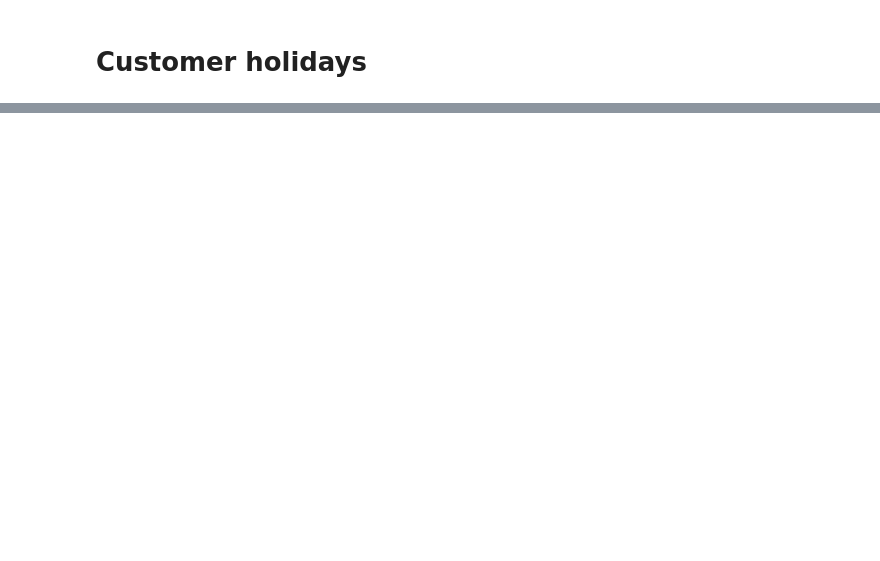
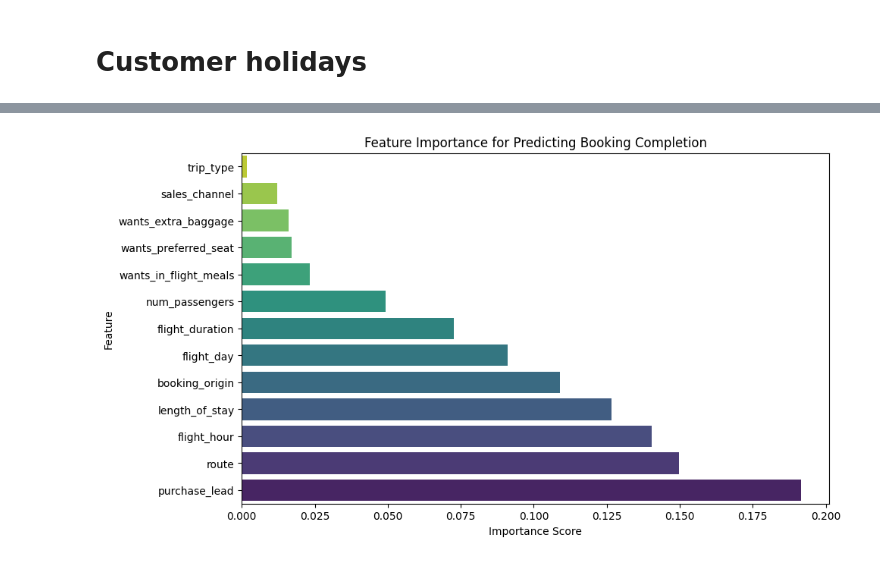
Before and after one commit to Kayalks/Flying-High-or-Falling-Short-, a Jupyter notebook: Flying_High_or_Falling_Short?.ipynb, the cells around one changed output, grey strips where cells are left out. Drawn from its saved outputs; the diff is of its cells as text; code cells hidden in the pictures; blank space fills up the shorter version.

```diff
--- a/Flying_High_or_Falling_Short?.ipynb
+++ b/Flying_High_or_Falling_Short?.ipynb
@@ -635,0 +692,14 @@ plt.show()
+# %%
+# ✅ Step 1: Identify Categorical and Numerical Columns
+numerical_cols = df.select_dtypes(include=[np.number]).columns
+categorical_cols = df.select_dtypes(exclude=[np.number]).columns
+
+# ✅ Step 2: Encoding Categorical Variables (Using Label Encoding)
+label_encoders = {}
+for col in categorical_cols:
+    le = LabelEncoder()
+    df[col] = le.fit_transform(df[col])
+    label_encoders[col] = le  # Store the encoder for future reference
+
+# ✅ Step 4: Save the cleaned dataset
+df.to_csv("cleaned_customer_booking.csv", index=False)
@@ -635,0 +776,64 @@ plt.show()
+# %%
+
+from sklearn.model_selection import train_test_split
+from sklearn.ensemble import RandomForestClassifier
+from sklearn.metrics import accuracy_score, classification_report, roc_auc_score, confusion_matrix, roc_curve, auc
+import seaborn as sns
+from imblearn.over_sampling import SMOTE
+
+#  Define Features and Target
+target = "booking_complete"
+X = df.drop(columns=[target])  # Features
+y = df[target]  # Target variable
+
+# Split Data into Train & Test Sets
+X_train, X_test, y_train, y_test = train_test_split(X, y, test_size=0.3, random_state=42, stratify=y)
+
+
+# ✅ 4. Train a Random Forest Model for Feature Selection
+rf = RandomForestClassifier(n_estimators=100, random_state=42)
+rf.fit(X_train, y_train)
+
+# ✅ 5. Get Feature Importance
+feature_importance = pd.DataFrame({"Feature": X_train.columns, "Importance": rf.feature_importances_})
+feature_importance = feature_importance.sort_values(by="Importance", ascending=False)
+
+# ✅ 4. Train a Random Forest Model for Feature Selection
+rf = RandomForestClassifier(n_estimators=100, random_state=42)
+rf.fit(X_train, y_train)
+
+# ✅ 5. Get Feature Importance
+feature_importance = pd.DataFrame({"Feature": X_train.columns, "Importance": rf.feature_importances_})
+feature_importance = feature_importance.sort_values(by="Importance", ascending=False)
+
+# ✅ 6. Plot Feature Importance
+plt.figure(figsize=(10, 6))
+sns.barplot(x="Importance", y="Feature", data=feature_importance, palette="viridis")
+plt.xlabel("Importance Score")
+plt.ylabel("Feature")
+plt.title("Feature Importance for Predicting Booking Completion")
+plt.gca().invert_yaxis()
+plt.savefig("feature_importance.png", bbox_inches='tight', dpi=300)
+plt.show()
+
+# ✅ 7. Train a Final Random Forest Model Using Top Features
+top_features = feature_importance["Feature"].head(5).tolist()  # Select Top 5 Features
+X_train_selected = X_train[top_features]
+X_test_selected = X_test[top_features]
+
+rf_final = RandomForestClassifier(n_estimators=200, random_state=42)
+rf_final.fit(X_train_selected, y_train)
+
+# ✅ 8. Model Evaluation
+y_pred = rf_final.predict(X_test_selected)
+y_pred_prob = rf_final.predict_proba(X_test_selected)[:, 1]
+
+accuracy = accuracy_score(y_test, y_pred)
+roc_auc = roc_auc_score(y_test, y_pred_prob)
+classification_rep = classification_report(y_test, y_pred)
+
+# ✅ 9. Display Results
+print(f"📌 Accuracy: {accuracy:.4f}")
+print(f"📌 AUC-ROC Score: {roc_auc:.4f}")
+print("\nClassification Report:\n", classification_rep)
+# %% [output]
@@ -635,0 +843 @@ plt.show()
+[figure, added]
```
Also changed, not shown: parts of 22 cells of this notebook.
